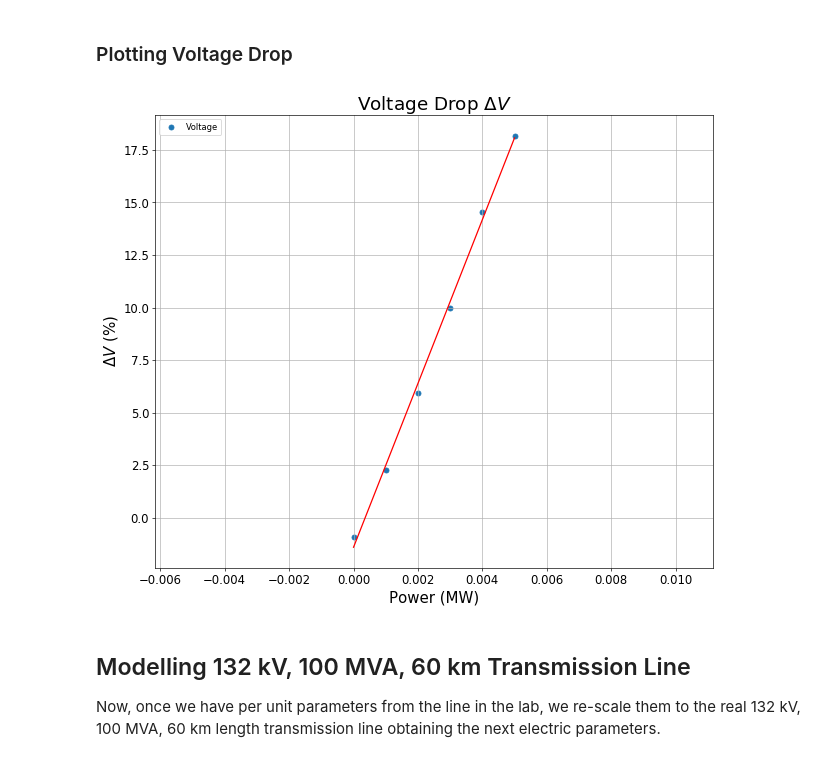
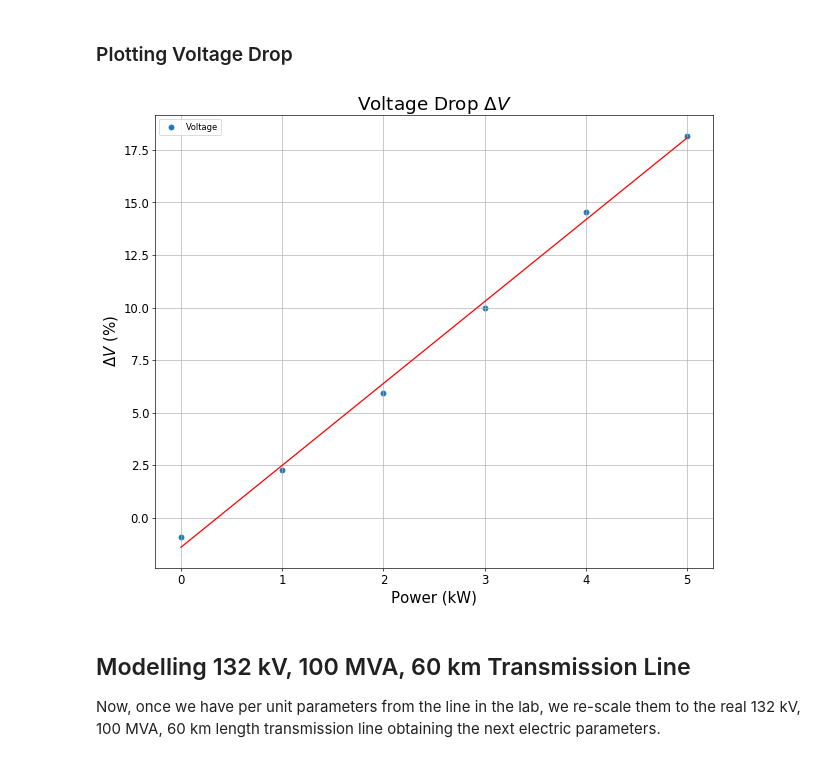
Before and after one commit to ElectricICAI/The-Challenge-of-Future-Energy-Systems, a Jupyter notebook: presentation.ipynb, the cells around one changed output. Drawn from its saved outputs; the diff is of its cells as text; code cells hidden in the pictures.

```diff
--- a/presentation.ipynb
+++ b/presentation.ipynb
@@ -117,30 +117,30 @@ print(deltaV)
 # %%
 x1 = Pot
 y1 = deltaV
 plt.ion()
 plt.isinteractive()
 
 fig=plt.figure(figsize=(12, 10), dpi= 60, facecolor='w', edgecolor='k')
 # Plot de la caída de tensión
 plt.title(r'Voltage Drop $\Delta V$',fontsize=22)
-plt.scatter(x1*1e-6,y1, label = 'Voltage')
-plt.xlabel(r'Power (MW)',fontsize=18)
+plt.scatter(x1*1e-3,y1, label = 'Voltage')
+plt.xlabel(r'Power (kW)',fontsize=18)
 plt.ylabel(r'$\Delta V$ ($\%$)',fontsize=18)
 plt.legend(loc = 2)
 plt.grid(True)
 
 # Ajuste de los puntos
 from pylab import *
 m1,b1 = polyfit(x1,y1,1)
 X1 = linspace(0,max(Pot),100)
 Y1 = m1*X1 + b1
-plot(X1*1e-6,Y1,'r')
+plot(X1*1e-3,Y1,'r')
 plt.xticks(fontsize = 14)
 plt.yticks(fontsize = 14)
 
 plt.show()
 # %% [output]
-[figure, old version]
+[figure, new version]
 # %% [markdown]
 ## Modelling 132 kV, 100 MVA, 60 km Transmission Line
 Now, once we have per unit parameters from the line in the lab, we re-scale them to the real 132 kV, 100 MVA, 60 km length transmission line obtaining the next electric parameters.
```
